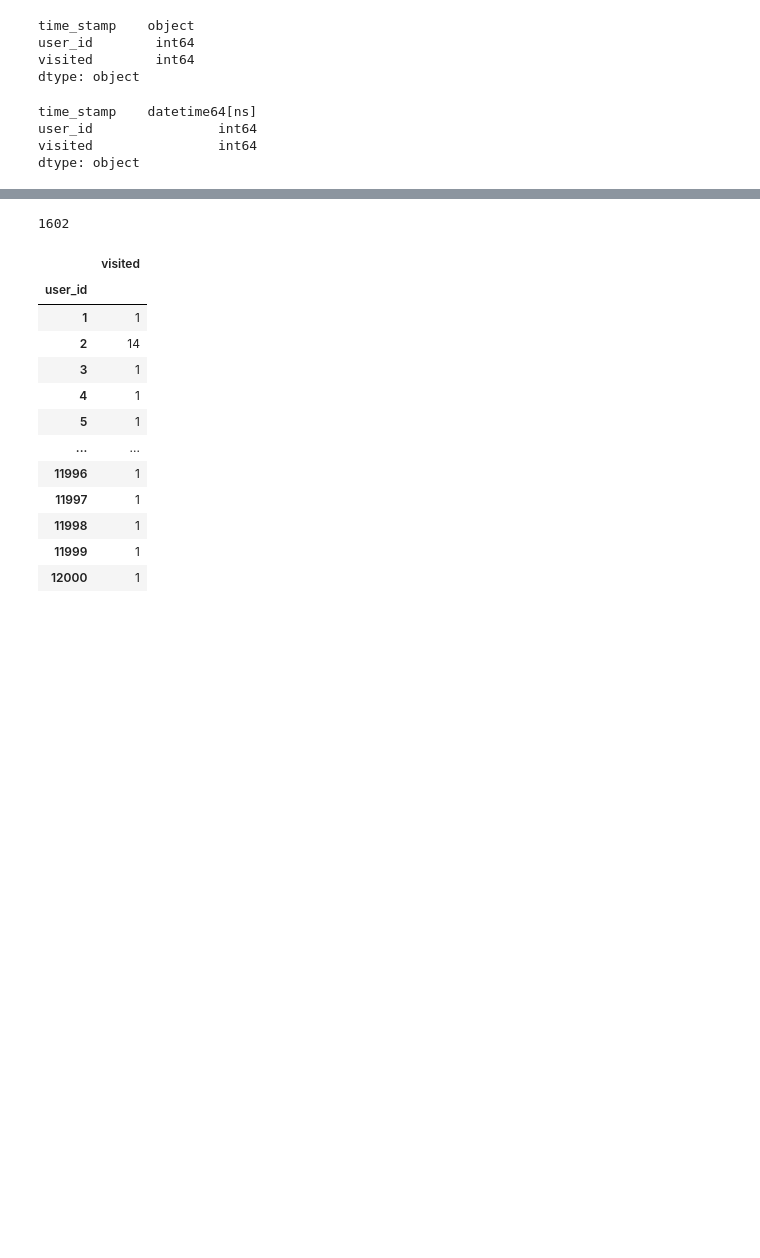
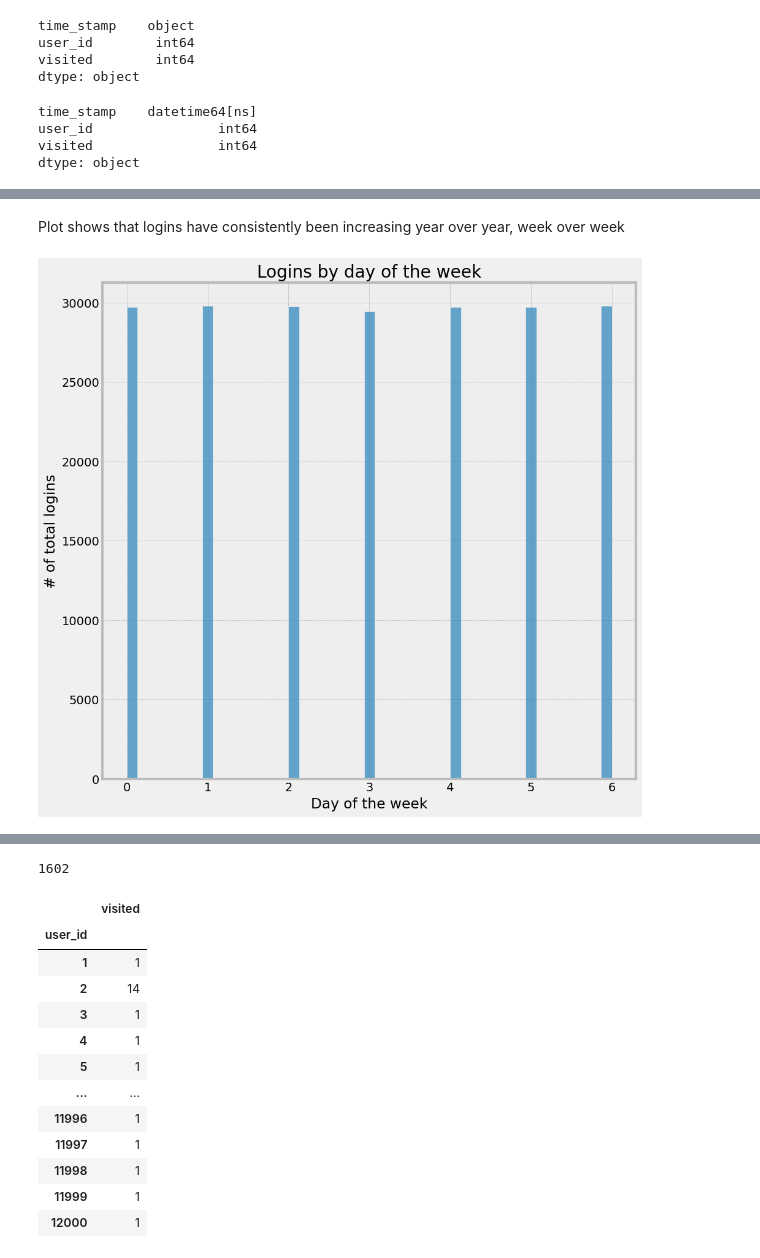
Before and after one commit to sshekar3/Springboard, a Jupyter notebook: relax_challenge/Relax_DS_Inc_Challenge_Subiksh_C.ipynb, the cells around one changed output, grey strips where cells are left out. Cells and saved outputs as stored; diff of their text form; code cells hidden in the pictures; blank space fills up the shorter version.

```diff
--- a/relax_challenge/Relax_DS_Inc_Challenge_Subiksh_C.ipynb
+++ b/relax_challenge/Relax_DS_Inc_Challenge_Subiksh_C.ipynb
@@ -70,0 +103,10 @@ dtype: object
+# %% [markdown]
+Plot shows that logins have consistently been increasing year over year, week over week
+# %%
+_ = sns.histplot(x = 'day_of_week', data = eng)
+plt.title('Logins by day of the week')
+plt.xlabel('Day of the week')
+plt.ylabel('# of total logins')
+plt.show()
+# %% [output]
+[figure, added]
```
Also changed, not shown: parts of 52 cells of this notebook, 1 other file.
